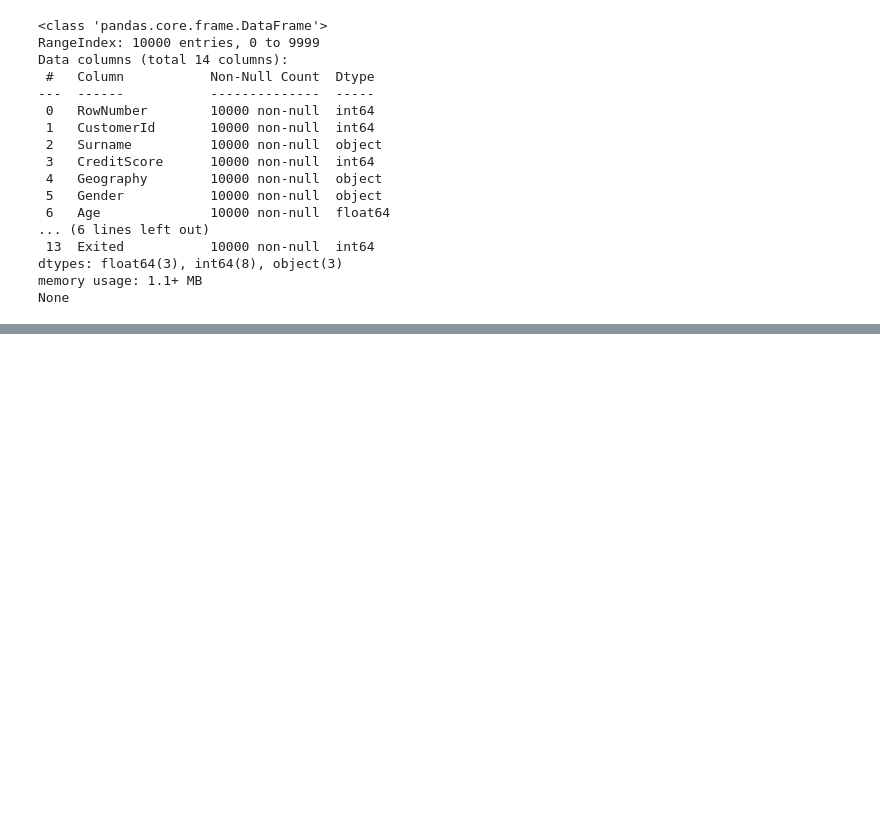
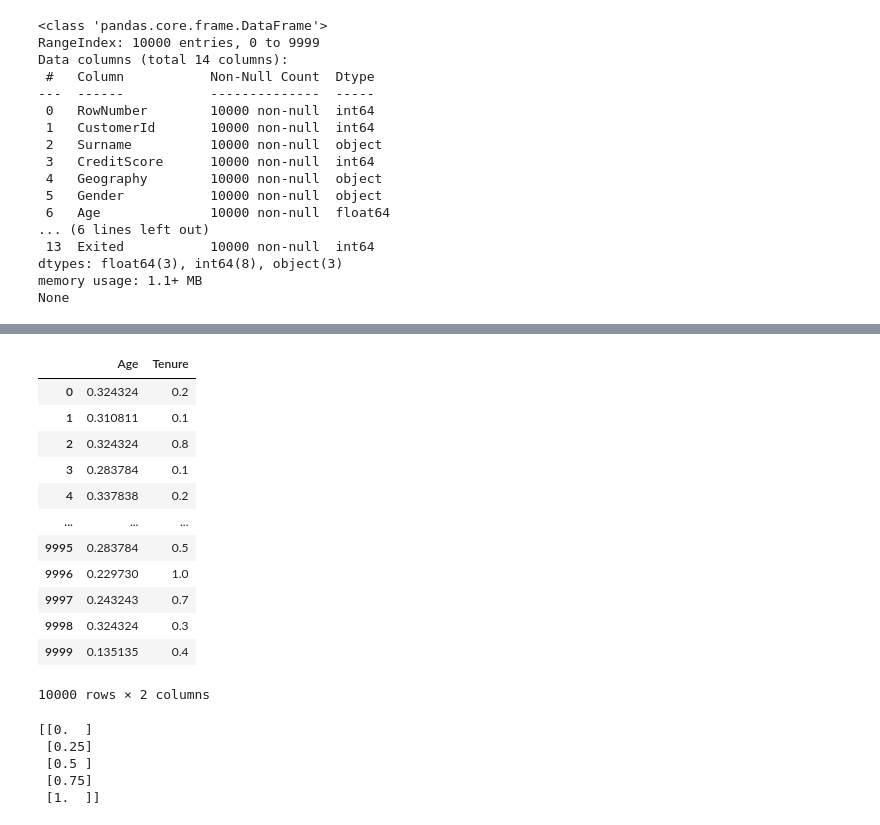
Before and after one commit to sbborusu/530pm_Agentic_Ai_Batch_7thApril, a Jupyter notebook: EDA_5Hours.ipynb, the cells around one changed output, grey strips where cells are left out. Drawn from its saved outputs; the diff is of its cells as text; code cells hidden in the pictures; blank space fills up the shorter version.

```diff
--- a/EDA_5Hours.ipynb
+++ b/EDA_5Hours.ipynb
@@ -164,0 +236,3 @@ None
+# %%
+new_df = pd.DataFrame(df, columns=['Age', 'Tenure'])
+new_df.head(5)
@@ -164,0 +246,3 @@ None
+# %%
+new_df['Age'] = new_df['Age'].fillna(new_df['Age'].mean())
+new_df.info()
@@ -164,0 +259,29 @@ None
+# %%
+scaler = MinMaxScaler() # Instantiating the MinMaxScaler class
+normalized_df_2D = scaler.fit_transform(new_df) # Does the feature scaling using normalization technique that converts to a 2D matrix
+normalized_df = pd.DataFrame(normalized_df_2D, columns= ['Age', 'Tenure'])
+# %% [output]
+|  | Age | Tenure |
+| 0 | 0.324324 | 0.2 |
+| 1 | 0.310811 | 0.1 |
+| 2 | 0.324324 | 0.8 |
+| 3 | 0.283784 | 0.1 |
+| 4 | 0.337838 | 0.2 |
+| ... | ... | ... |
+| 9995 | 0.283784 | 0.5 |
+| 9996 | 0.229730 | 1.0 |
+| 9997 | 0.243243 | 0.7 |
+| 9998 | 0.324324 | 0.3 |
+| 9999 | 0.135135 | 0.4 |
+10000 rows × 2 columns
+# %%
+x_array = np.array([[2], [3], [4], [5], [6]])
+scaler = MinMaxScaler()
+normalized_array = scaler.fit_transform(x_array)
+print(normalized_array)
+# %% [output]
+[[0.  ]
+ [0.25]
+ [0.5 ]
+ [0.75]
+ [1.  ]]
```
Also changed, not shown: parts of 11 cells of this notebook.
